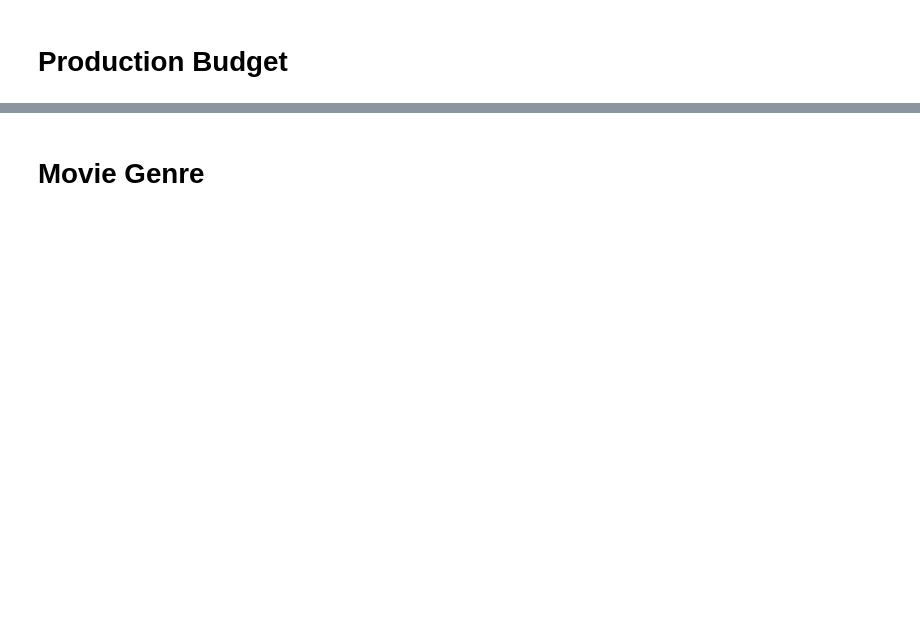
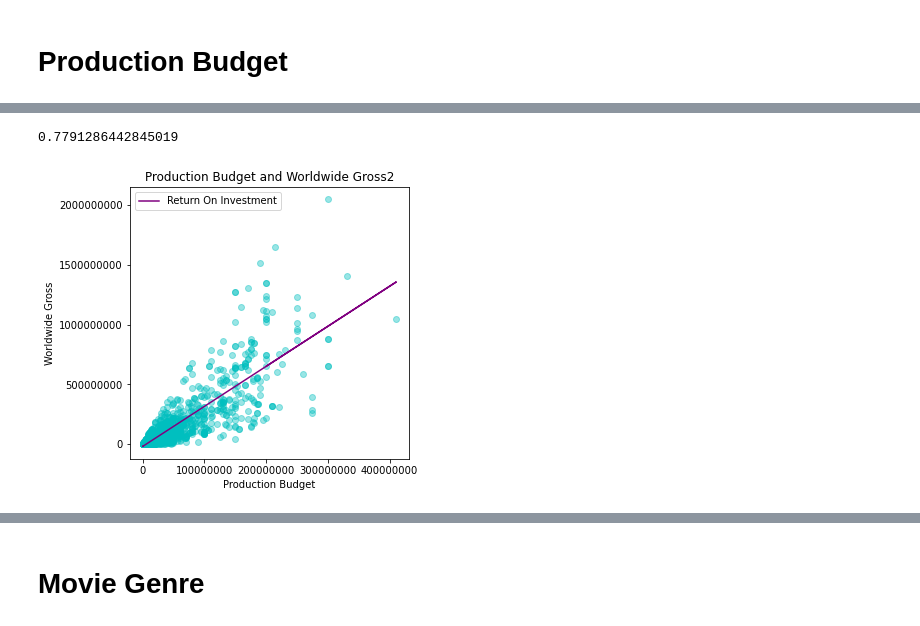
Before and after one commit to xiaohua-su/Film-Analysis, a Jupyter notebook: Analysis_of_Films.ipynb, the cells around one changed output, grey strips where cells are left out. Cells and saved outputs as stored; diff of their text form; code cells hidden in the pictures; blank space fills up the shorter version.

Commit message:
finished Movie Analysis JN

```diff
--- a/Analysis_of_Films.ipynb
+++ b/Analysis_of_Films.ipynb
@@ -187,0 +232,39 @@ movies_without_wwg_or_pb_outliers = movies_without_wwg_outliers[movies_without_w
+# %%
+np.corrcoef(clean_columns['production_budget'] , y = clean_columns['worldwide_gross'])[0][1]
+# %% [output]
+0.7791286442845019
+# %%
+clean_columns['gross_to_budget_ratio'] = clean_columns['worldwide_gross'] / clean_columns['production_budget']
+
+#Make to help determining bounds of the graph
+q3, q1 = np.percentile(clean_columns['gross_to_budget_ratio'], [75, 25])
+q3, q1
+iqr = q3-q1
+
+lower_limit = clean_columns['gross_to_budget_ratio'].mean()-(iqr*1.5)
+
+upper_limit = clean_columns['gross_to_budget_ratio'].mean()+(iqr*1.5)
+
+lower_limit, upper_limit
+
+#limiting data to the upper limit of the iqr
+movies_oultierless = clean_columns[clean_columns['gross_to_budget_ratio']<upper_limit]
+
+
+#graph of movies_oultierless
+fig, ax = plt.subplots(figsize=(5,5))
+ax.ticklabel_format(style='plain')
+ax.scatter(movies_oultierless['production_budget'] , y = movies_oultierless['worldwide_gross'], alpha = .4, c="c");
+
+x=movies_oultierless['production_budget']
+y=movies_oultierless['worldwide_gross']
+m, b = np.polyfit(x,y,1)
+plt.plot(x, m*x + b, c="purple")
+plt.legend(['Return On Investment'])
+
+
+ax.set_title('Production Budget and Worldwide Gross2')
+ax.set_xlabel('Production Budget')
+ax.set_ylabel('Worldwide Gross');
+# %% [output]
+[figure, added]
```
Also changed, not shown: parts of 35 cells of this notebook, 6 other files.
